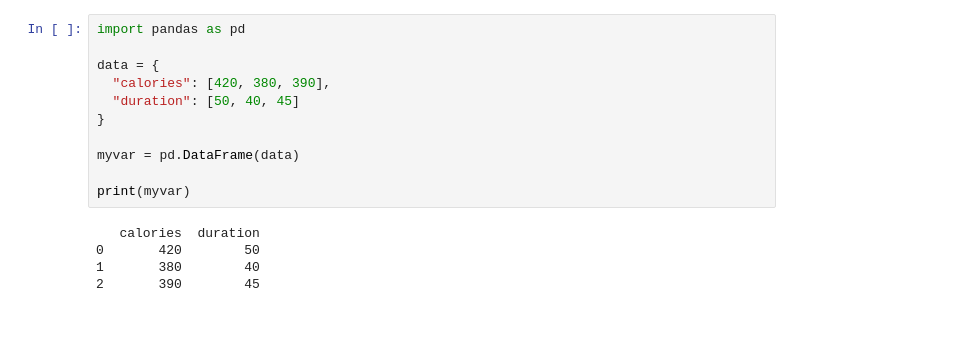
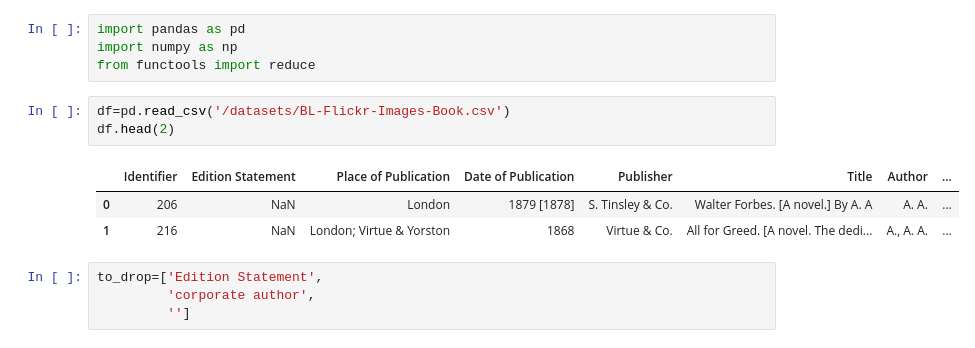
Before and after one commit to Vidyagowda0628/20221COM0108, a Jupyter notebook: labsheet1.ipynb, the cells around one changed output. Saved outputs shown, nothing was run; the diff lists cells and outputs as text.

```diff
--- a/labsheet1.ipynb
+++ b/labsheet1.ipynb
@@ -86,16 +3,15 @@ dtype: int64
-# %%
-import pandas as pd
-
-data = {
-  "calories": [420, 380, 390],
-  "duration": [50, 40, 45]
-}
-
-myvar = pd.DataFrame(data)
-
-print(myvar)
-# %% [output]
-   calories  duration
-0       420        50
-1       380        40
-2       390        45
+# %%
+import pandas as pd
+import numpy as np
+from functools import reduce
+# %%
+df=pd.read_csv('/datasets/BL-Flickr-Images-Book.csv')
+df.head(2)
+# %% [output]
+|  | Identifier | Edition Statement | Place of Publication | Date of Publication | Publisher | Title | Author | ... |
+| 0 | 206 | NaN | London | 1879 [1878] | S. Tinsley & Co. | Walter Forbes. [A novel.] By A. A | A. A. | ... |
+| 1 | 216 | NaN | London; Virtue & Yorston | 1868 | Virtue & Co. | All for Greed. [A novel. The dedi... | A., A. A. | ... |
+# %%
+to_drop=['Edition Statement',
+         'corporate author',
+         '']
```
Also changed, not shown: parts of 12 cells of this notebook.
